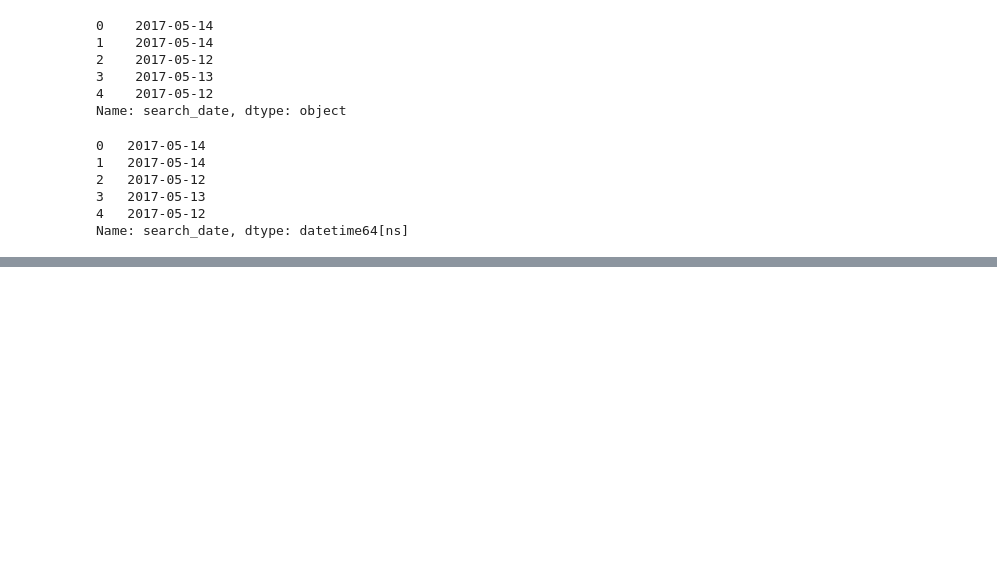
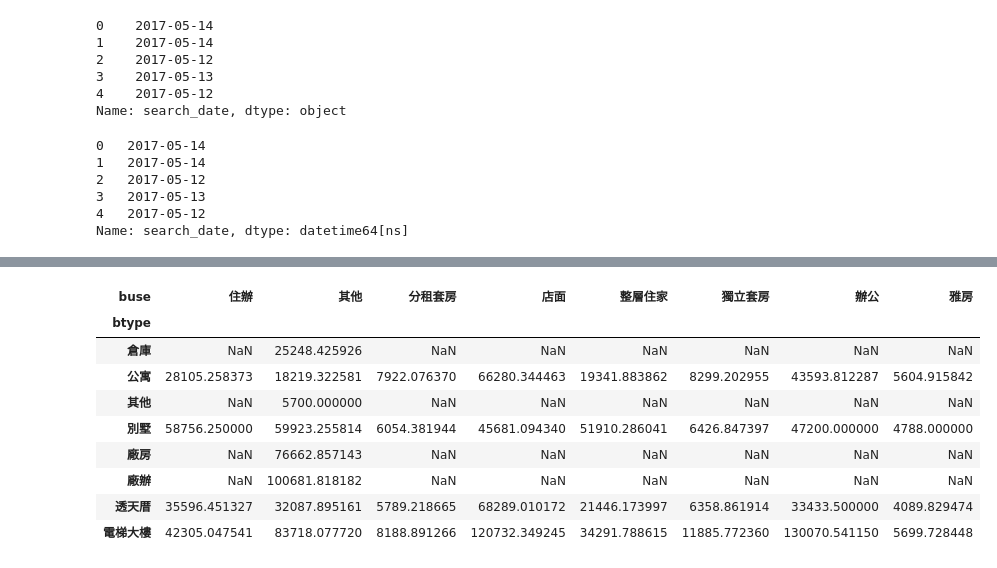
Before and after one commit to ywchiu/chinalife, a Jupyter notebook: Demo20191001.ipynb, the cells around one changed output, grey strips where cells are left out. Saved outputs shown, nothing was run; the diff lists cells and outputs as text; code cells hidden in the pictures; blank space fills up the shorter version.

```diff
--- a/Demo20191001.ipynb
+++ b/Demo20191001.ipynb
@@ -306,0 +371,16 @@ house[house['search_date'] >= '2017-05-14'].head(3)
+# %%
+house.pivot_table(index='btype',
+                  columns='buse',
+                  values='price',
+                 aggfunc=mean)
+# %% [output]
+| buse | 住辦 | 其他 | 分租套房 | 店面 | 整層住家 | 獨立套房 | 辦公 | 雅房 |
+| btype |  |  |  |  |  |  |  |  |
+| 倉庫 | NaN | 25248.425926 | NaN | NaN | NaN | NaN | NaN | NaN |
+| 公寓 | 28105.258373 | 18219.322581 | 7922.076370 | 66280.344463 | 19341.883862 | 8299.202955 | 43593.812287 | 5604.915842 |
+| 其他 | NaN | 5700.000000 | NaN | NaN | NaN | NaN | NaN | NaN |
+| 別墅 | 58756.250000 | 59923.255814 | 6054.381944 | 45681.094340 | 51910.286041 | 6426.847397 | 47200.000000 | 4788.000000 |
+| 廠房 | NaN | 76662.857143 | NaN | NaN | NaN | NaN | NaN | NaN |
+| 廠辦 | NaN | 100681.818182 | NaN | NaN | NaN | NaN | NaN | NaN |
+| 透天厝 | 35596.451327 | 32087.895161 | 5789.218665 | 68289.010172 | 21446.173997 | 6358.861914 | 33433.500000 | 4089.829474 |
+| 電梯大樓 | 42305.047541 | 83718.077720 | 8188.891266 | 120732.349245 | 34291.788615 | 11885.772360 | 130070.541150 | 5699.728448 |
```
Also changed, not shown: parts of 70 cells of this notebook.
